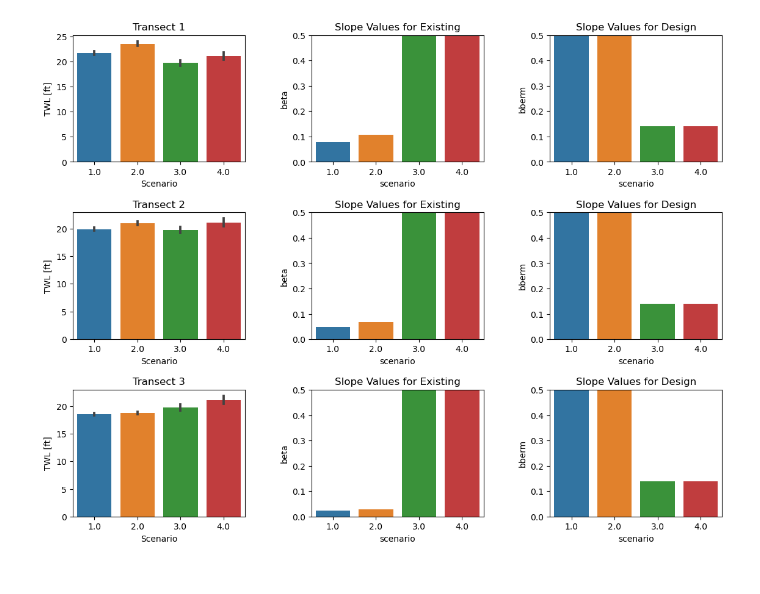
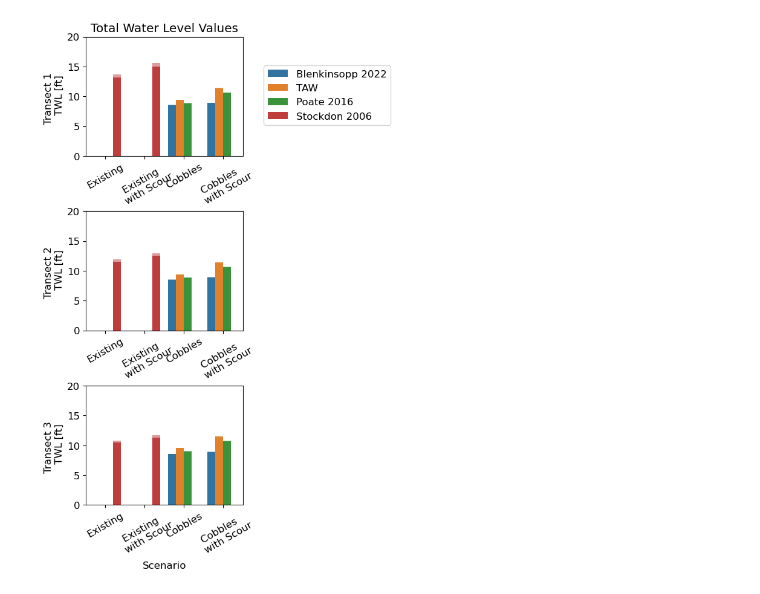
Before and after one commit to anellenson/py-wave-runup, a Jupyter notebook: ResultsPlotting.ipynb, the cells around one changed output. Cells and saved outputs as stored; diff of their text form; code cells hidden in the pictures.

Commit message:
added matrix, more plotting, edited scenarios

```diff
--- a/ResultsPlotting.ipynb
+++ b/ResultsPlotting.ipynb
@@ -17,7 +17,10 @@ Tp=np.reshape(Tp_returnvals.drop(columns='return period').values, (15,))
 Hs_returnvals = pd.read_csv('data\Hs_return_vals.csv')
 Hs=np.reshape(Hs_returnvals.drop(columns='return period').values, (15,))
 returnperiod = [5]*3 + [10] * 3 + [20]*3 + [50]*3 + [100]*3
-MHW = 4.3#m
+MHHW = 5.24 #ft
+setup = 1 #ft
+
+
 #=========================================================
 #Slope Info Dataset
 #=========================================================
@@ -63,0 +72,14 @@ df_full['hs'] = df_full['hs']*3.3
+# %%
+fig, ax = pl.subplots(1,2)
+pl.tight_layout()
+fig.set_size_inches(6,3)
+a = sns.barplot(x='method',y='TWL', data=df_full[(df_full.transect==i+1)&(df_full.returnperiod==10)&(df_full.dtoeSWL<300)],hue='dtoeSWL',ax=ax[0])
+legend_labels, _= ax[0].get_legend_handles_labels()
+ax[0].legend(legend_labels,['1ft','2ft','3ft','4ft'],title=r'$d_{toe,SWL}$',ncol=2, loc=3)
+ax[0].set_ylabel('R2% [ft]')
+ax[0].set_xticklabels(df_full.method.unique(),rotation = 45)
+
+a = sns.barplot(x='method',y='htoe', data=df_full[(df_full.transect==i+1)&(df_full.returnperiod==10)&(df_full.dtoeSWL<300)],hue='dtoeSWL',ax=ax[1])
+ax[1].legend_.remove()
+ax[1].set_ylabel('Htoe [ft]')
+ax[1].set_xticklabels(df_full.method.unique(),rotation = 45)
@@ -72,20 +98,30 @@ df_full['hs'] = df_full['hs']*3.3
 # ax.set_ylim((0,10))
 # pl.savefig('hsvsr2vsmethod.png')
 # %%
-#Run this for scenario plotting
-fig, ax = pl.subplots(3,3)
+# #Run this for scenario plotting
+rp =10
+fig, ax = pl.subplots(3,1)
 pl.tight_layout()
-fig.set_size_inches((12,9))
+fig.set_size_inches((3,9))
 for i in range(3):
-    a = sns.barplot(x='scenario',y='r2', data=df_full[df_full.transect==i+1],ax = ax[i,0])
-    sns.barplot(x='scenario',y='beta', data=df_full[df_full.transect==i+1],ax = ax[i,1])
-    sns.barplot(x='scenario',y='bberm', data=df_full[df_full.transect==i+1],ax = ax[i,2])
-    ax[i,0].set_ylabel('TWL [ft]')
-    ax[i,0].set_xlabel('Scenario')
-    ax[i,0].set_title('Transect {0}'.format(i+1))
-    ax[i,1].set_title('Slope Values for Existing')
-    ax[i,2].set_title('Slope Values for Design')
-    ax[i,1].set_ylim((0,0.5))
-    ax[i,2].set_ylim((0,0.5))
+    a = sns.barplot(x='scenario',y='TWL', data=df_full[(df_full.transect==i+1)&(df_full.returnperiod==10)],hue='method',ax = ax[i],errorbar=None)
+    b = sns.barplot(x='scenario',y='TWL',alpha=0.5, data=df_full[(df_full.transect==i+1)&(df_full.returnperiod==20)],hue='method',ax = ax[i],errorbar=None)
+    plotlegend = False
+    if (i==0):
+        plotlegend=True
+    if plotlegend:
+        ax[i].legend(bbox_to_anchor=(1.1,0.8),labels=['Blenkinsopp 2022','TAW', 'Poate 2016', 'Stockdon 2006'])
+    if not plotlegend:
+        a.legend_.remove()
+    ax[i].set_ylabel('Transect {0} \n TWL [ft]'.format(i+1))
+    if i < 2:
+        ax[i].set_xlabel('')
+
+    ax[i].set_xticklabels(['Existing', 'Existing \n with Scour', 'Cobbles', 'Cobbles \n  with Scour'], rotation = 30)
+
+    ax[0].set_title('Total Water Level Values')
+    ax[i].set_ylim((0,20))
+    ax[2].set_xlabel('Scenario')
+pl.savefig('scenarios.png')
 # %% [output]
-[figure, old version]
+[figure, new version]
```
Also changed, not shown: parts of 4 cells of this notebook, 6 other files.
